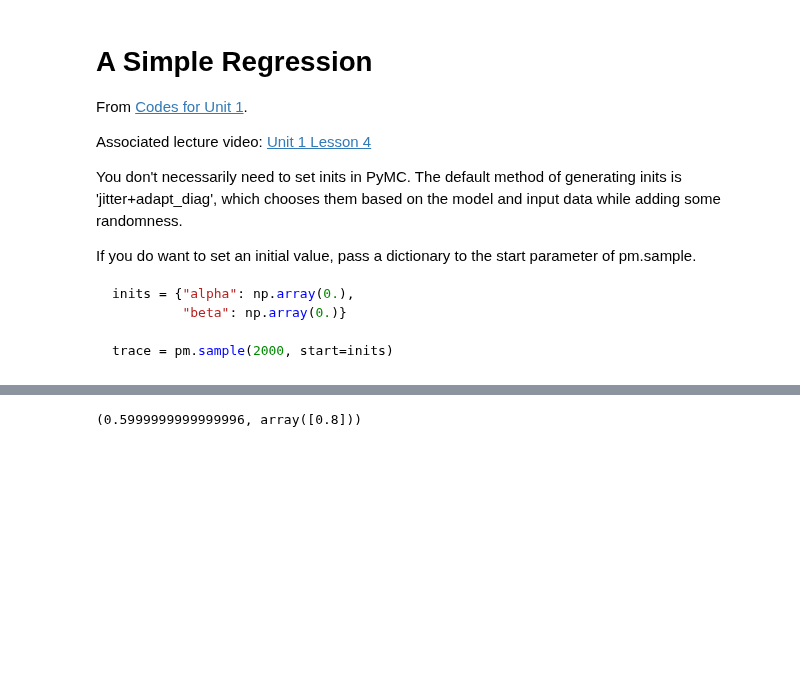
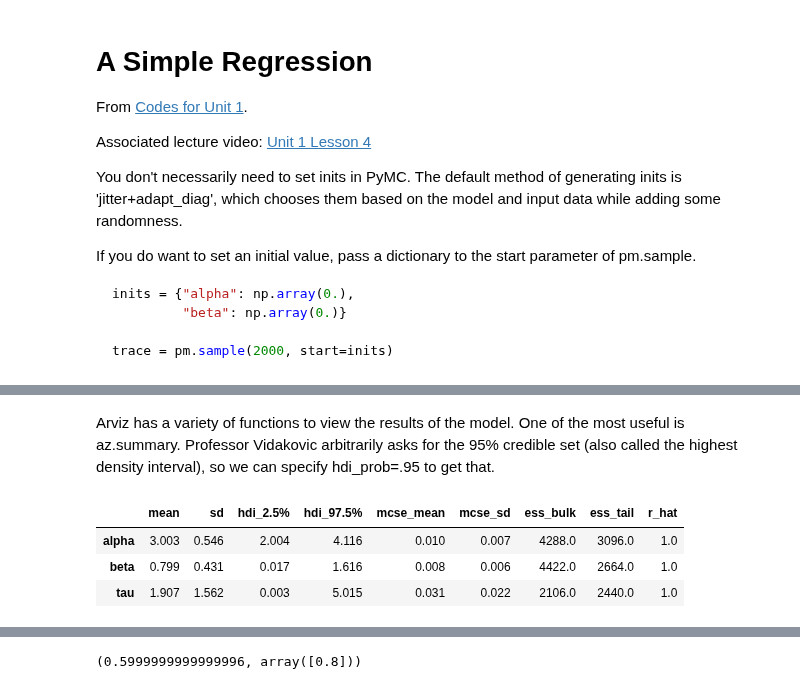
Before and after one commit to areding/6420-pymc, a Jupyter notebook: Unit1.ipynb, the cells around one changed output, grey strips where cells are left out. Saved outputs shown, nothing was run; the diff lists cells and outputs as text; code cells hidden in the pictures; blank space fills up the shorter version.

```diff
--- a/Unit1.ipynb
+++ b/Unit1.ipynb
@@ -63,0 +75,9 @@ burned = trace.sel(draw=slice(500, None))
+# %% [markdown]
+Arviz has a variety of functions to view the results of the model. One of the most useful is az.summary. Professor Vidakovic arbitrarily asks for the 95% credible set (also called the highest density interval), so we can specify hdi_prob=.95 to get that.
+# %%
+az.summary(trace_burned, hdi_prob=.95)
+# %% [output]
+|  | mean | sd | hdi_2.5% | hdi_97.5% | mcse_mean | mcse_sd | ess_bulk | ess_tail | r_hat |
+| alpha | 3.003 | 0.546 | 2.004 | 4.116 | 0.010 | 0.007 | 4288.0 | 3096.0 | 1.0 |
+| beta | 0.799 | 0.431 | 0.017 | 1.616 | 0.008 | 0.006 | 4422.0 | 2664.0 | 1.0 |
+| tau | 1.907 | 1.562 | 0.003 | 5.015 | 0.031 | 0.022 | 2106.0 | 2440.0 | 1.0 |
```
Also changed, not shown: parts of 17 cells of this notebook, 40 other files.
